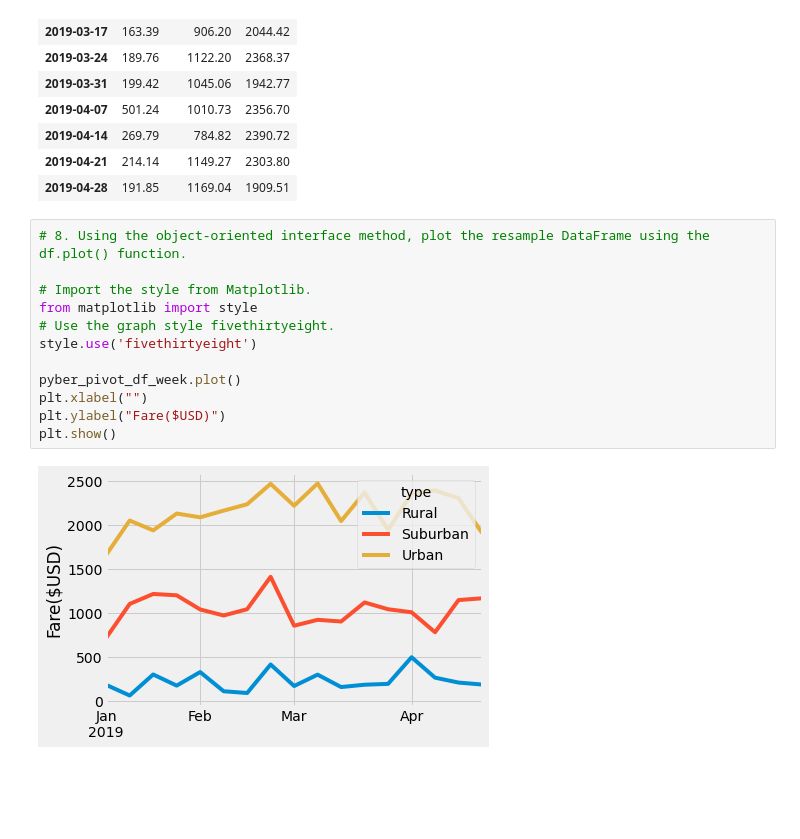
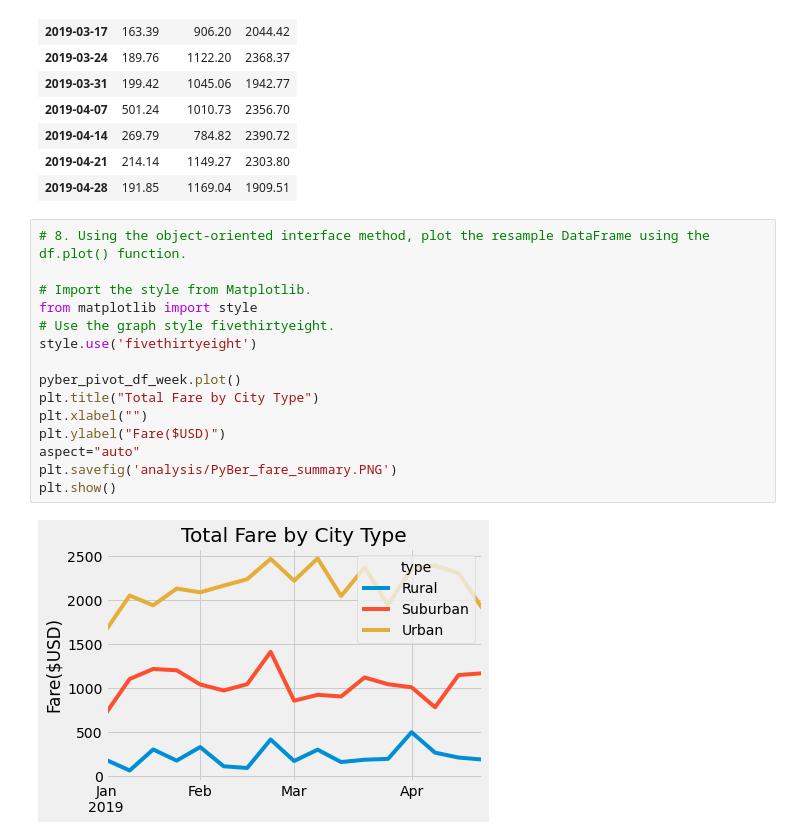
Before and after one commit to jobloom79/PyBer_Analysis, a Jupyter notebook: PyBer_Challenge.ipynb, the cells around one changed output. Saved outputs shown, nothing was run; the diff lists cells and outputs as text; blank space fills up the shorter version.

```diff
--- a/PyBer_Challenge.ipynb
+++ b/PyBer_Challenge.ipynb
@@ -264,14 +264,17 @@ pyber_pivot_df_week
 # %%
 # 8. Using the object-oriented interface method, plot the resample DataFrame using the df.plot() function.
 
 # Import the style from Matplotlib.
 from matplotlib import style
 # Use the graph style fivethirtyeight.
 style.use('fivethirtyeight')
 
 pyber_pivot_df_week.plot()
+plt.title("Total Fare by City Type")
 plt.xlabel("")
 plt.ylabel("Fare($USD)")
+aspect="auto"
+plt.savefig('analysis/PyBer_fare_summary.PNG')
 plt.show()
 # %% [output]
-[figure, old version]
+[figure, new version]
```
Also changed, not shown: 3 other files.
